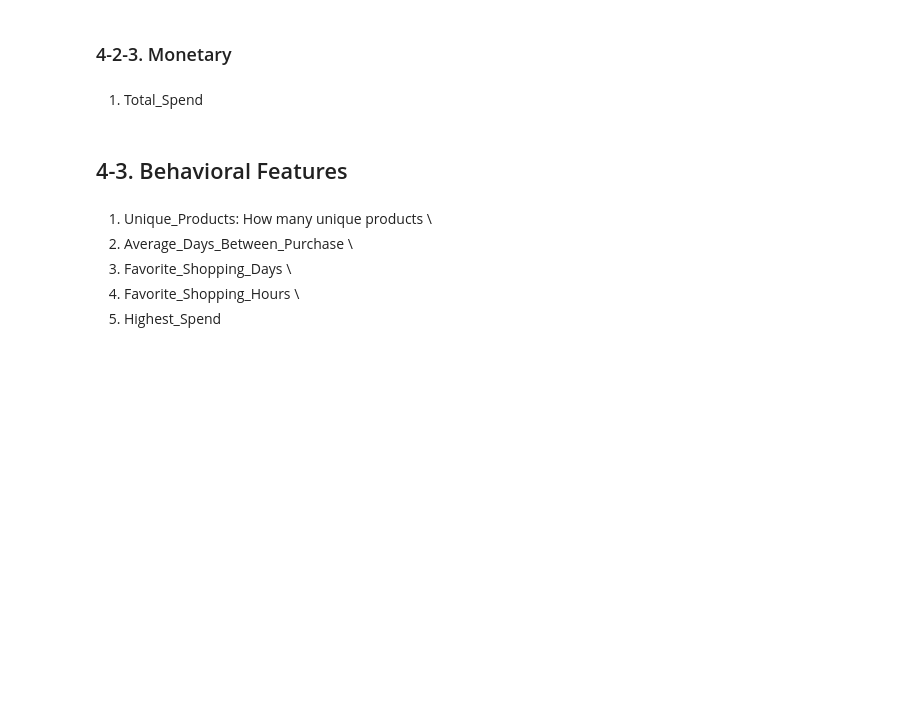
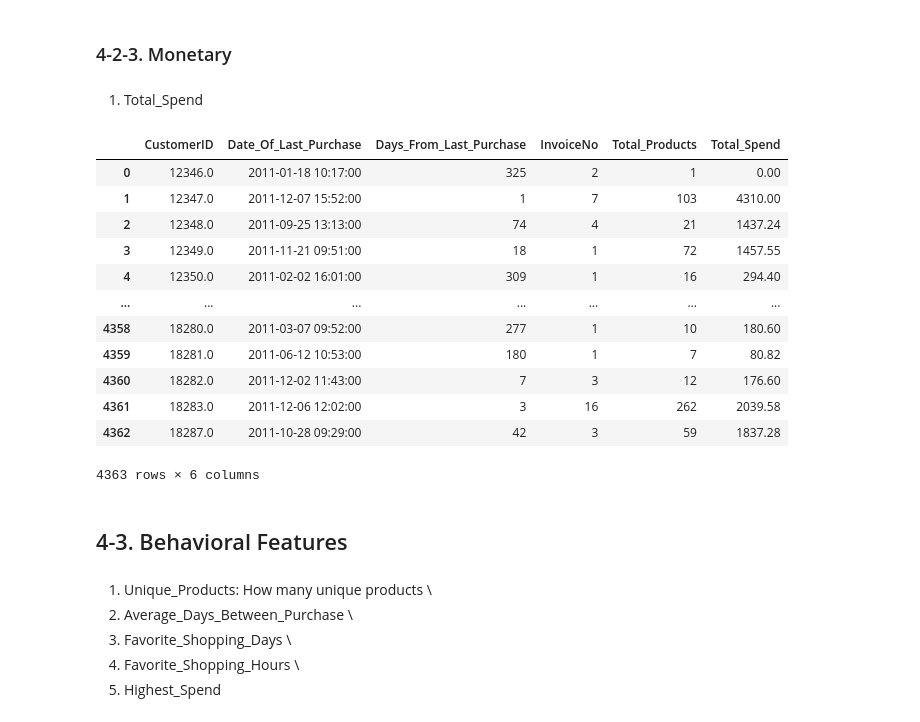
Before and after one commit to iamyunaseo/e-commerce-customer-behavior-analytics, a Jupyter notebook: e-commerce-customer-behavior-analytics.ipynb, the cells around one changed output. Drawn from its saved outputs; the diff is of its cells as text; code cells hidden in the pictures; blank space fills up the shorter version.

```diff
--- a/e-commerce-customer-behavior-analytics.ipynb
+++ b/e-commerce-customer-behavior-analytics.ipynb
@@ -700,3 +718,17 @@ customer_df
 1) Total_Transaction
 \
 2) Total_Products
+# %%
+# Create Total_Transactions Column
+Total_Transaction = df.groupby('CustomerID')['InvoiceNo'].nunique().reset_index()
+Total_Transaction = Total_Transaction.rename(columns = {'InoviceNo':'Total_Transactions'})
+
+# Create Total_Products Column
+Total_Products = df.groupby('CustomerID')['StockCode'].nunique().reset_index()
+Total_Products = Total_Products.rename(columns = {'StockCode': 'Total_Products'})
+
+# Merge data frames
+customer_df = customer_df.merge(Total_Transaction, on='CustomerID', how = 'left')
+customer_df = customer_df.merge(Total_Products, on = 'CustomerID', how = 'left')
+
+customer_df
@@ -704,6 +750,27 @@ customer_df
 ### 4-2-3. Monetary
 # %% [markdown]
 1) Total_Spend
+# %%
+Total_Spend = df.groupby('CustomerID')['TotalUnit'].sum().reset_index()
+Total_Spend = Total_Spend.rename(columns = {'TotalUnit': 'Total_Spend'})
+
+customer_df = customer_df.merge(Total_Spend, on = 'CustomerID', how = 'left')
+
+customer_df
+# %% [output]
+|  | CustomerID | Date_Of_Last_Purchase | Days_From_Last_Purchase | InvoiceNo | Total_Products | Total_Spend |
+| 0 | 12346.0 | 2011-01-18 10:17:00 | 325 | 2 | 1 | 0.00 |
+| 1 | 12347.0 | 2011-12-07 15:52:00 | 1 | 7 | 103 | 4310.00 |
+| 2 | 12348.0 | 2011-09-25 13:13:00 | 74 | 4 | 21 | 1437.24 |
+| 3 | 12349.0 | 2011-11-21 09:51:00 | 18 | 1 | 72 | 1457.55 |
+| 4 | 12350.0 | 2011-02-02 16:01:00 | 309 | 1 | 16 | 294.40 |
+| ... | ... | ... | ... | ... | ... | ... |
+| 4358 | 18280.0 | 2011-03-07 09:52:00 | 277 | 1 | 10 | 180.60 |
+| 4359 | 18281.0 | 2011-06-12 10:53:00 | 180 | 1 | 7 | 80.82 |
+| 4360 | 18282.0 | 2011-12-02 11:43:00 | 7 | 3 | 12 | 176.60 |
+| 4361 | 18283.0 | 2011-12-06 12:02:00 | 3 | 16 | 262 | 2039.58 |
+| 4362 | 18287.0 | 2011-10-28 09:29:00 | 42 | 3 | 59 | 1837.28 |
+4363 rows × 6 columns
 # %% [markdown]
 ## 4-3. Behavioral Features
 # %% [markdown]
```
Also changed, not shown: parts of 9 cells of this notebook, 2 other files.
